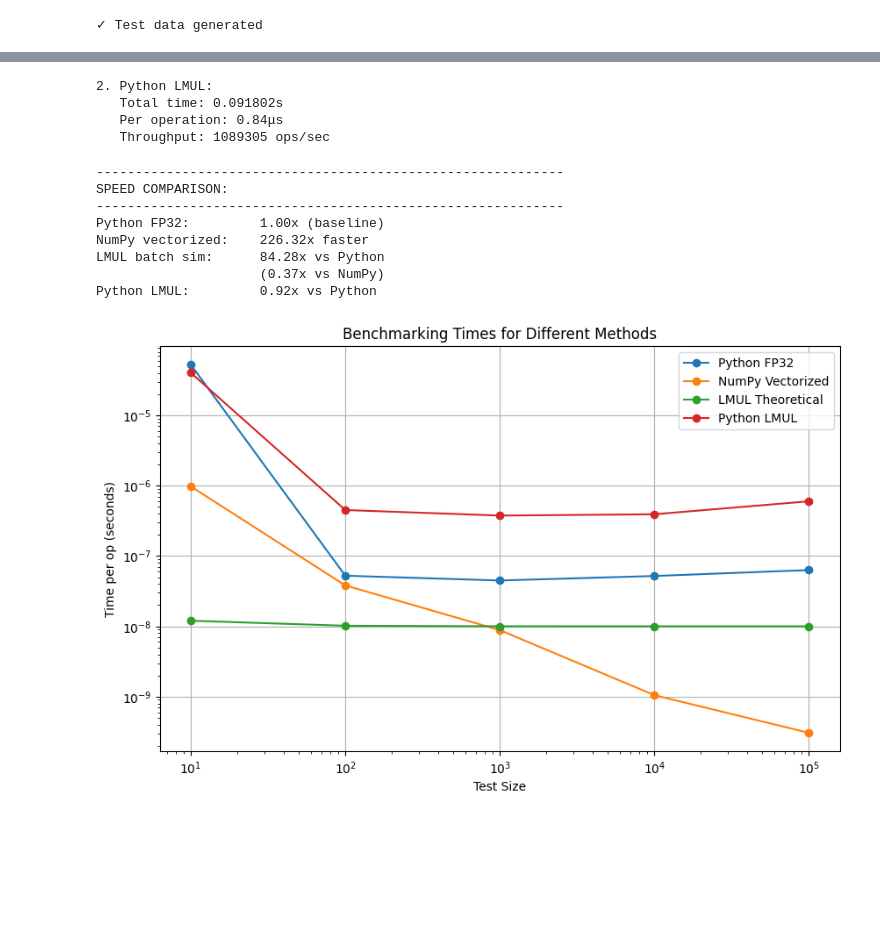
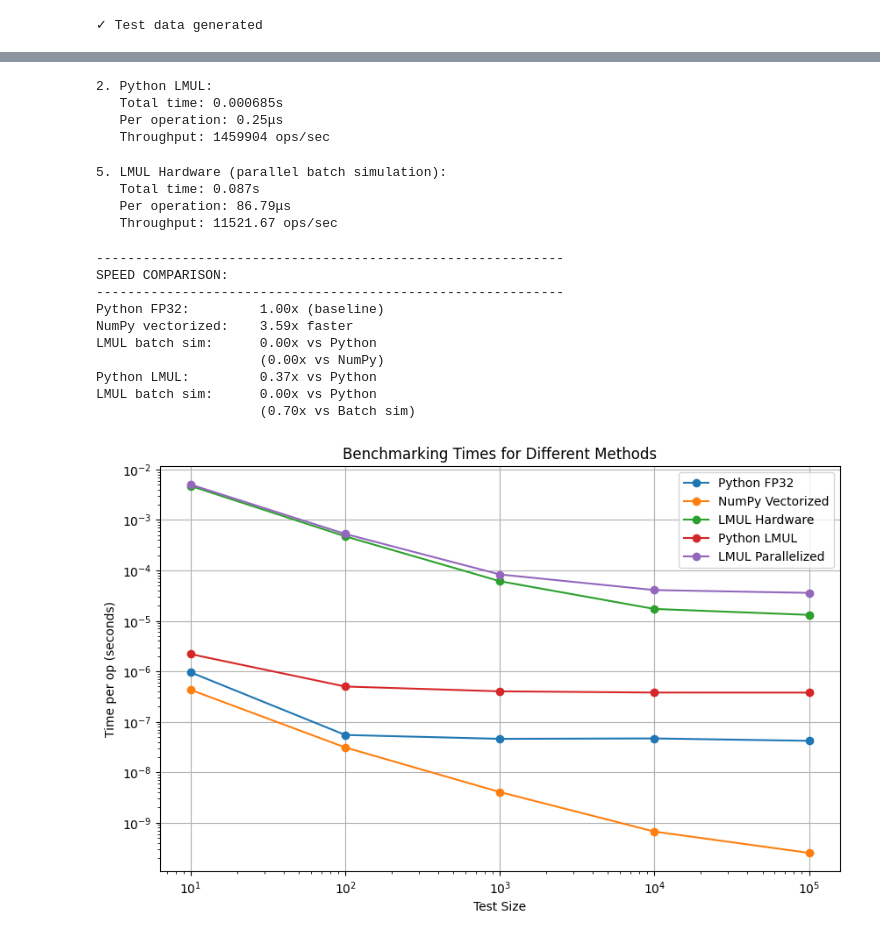
Before and after one commit to oowenn/LMUL-Hardware-Acceleration, a Jupyter notebook: sim/lmul_speed_tester.ipynb, the cells around one changed output, grey strips where cells are left out. Cells and saved outputs as stored; diff of their text form; code cells hidden in the pictures; blank space fills up the shorter version.

Commit message:
Parallel tb added to speed tester

```diff
--- a/sim/lmul_speed_tester.ipynb
+++ b/sim/lmul_speed_tester.ipynb
@@ -289,21 +504,15 @@ print("✓ Test data generated")
 # %%
 # Benchmark 1: LMUL Hardware (batch mode)
 print("1. LMUL Hardware (batch simulation):")
-SIMULATION_CLOCK_HZ = 100_000_000  # 100 MHz
 test_pairs = [(a_bf16, b_bf16) for a_bf16, b_bf16, _, _ in test_data]
 
-hw_results_bf16, hw_time, cycles_window, total_cycles = batch_tester.test_batch(test_pairs)
+hw_results_bf16, hw_time = batch_tester.test_batch(test_pairs, verbose=False)
+hw_per_op = hw_time / num_ops
 
-hw_cycles_per_op = cycles_window / N
-hw_latency_per_op = hw_cycles_per_op / SIMULATION_CLOCK_HZ  # seconds
-hw_total_latency = cycles_window / SIMULATION_CLOCK_HZ  # seconds
-hw_throughput = SIMULATION_CLOCK_HZ / hw_cycles_per_op  # ops/sec
+# hw_results = [bf16_to_float(r) for r in hw_results_bf16]
 
 print(f"   Total time: {hw_time:.3f}s")
-print(f"   Total cycles: {cycles_window}")
-print(f"   Cycles per op: {hw_cycles_per_op:.2f} cycles/op")
-print(f"   Theoretical latency: {hw_total_latency:.6f}s")
-print(f"   Theoretical latency per op: {hw_latency_per_op*1e6:.2f}μs")
-print(f"   Theoretical throughput: {hw_throughput:.0f} ops/sec")
+print(f"   Per operation: {hw_per_op*1e6:.2f}μs")
+print(f"   Throughput: {num_ops/hw_time:.2f} ops/sec")
 # %% [output]
 1. LMUL Hardware (batch simulation):
@@ -360,16 +566,31 @@ for a_float, b_float, _, _ in test_data:
     result = lmul(a_float, b_float)
     pylmul_results.append(result)
 pylmul_time = time.time() - start
-py_per_op = py_time / N
+py_per_op = py_time / num_ops
 
 print(f"   Total time: {pylmul_time:.6f}s")
 print(f"   Per operation: {py_per_op*1e6:.2f}μs")
-print(f"   Throughput: {N/pylmul_time:.0f} ops/sec")
+print(f"   Throughput: {num_ops/pylmul_time:.0f} ops/sec")
 # %% [output]
 2. Python LMUL:
-   Total time: 0.091802s
-   Per operation: 0.84μs
-   Throughput: 1089305 ops/sec
+   Total time: 0.000685s
+   Per operation: 0.25μs
+   Throughput: 1459904 ops/sec
+# %%
+# Benchmark 5: LMUL Hardware (batch mode with 4 DUTs)
+print("5. LMUL Hardware (parallel batch simulation):")
+
+hw_results_bf16_parallel, hw_time_parallel = batch_tester_parallel.test_batch(test_pairs, verbose=False)
+hw_per_op_parallel = hw_time_parallel / num_ops
+
+print(f"   Total time: {hw_time_parallel:.3f}s")
+print(f"   Per operation: {hw_per_op_parallel*1e6:.2f}μs")
+print(f"   Throughput: {num_ops/hw_time_parallel:.2f} ops/sec")
+# %% [output]
+5. LMUL Hardware (parallel batch simulation):
+   Total time: 0.087s
+   Per operation: 86.79μs
+   Throughput: 11521.67 ops/sec
 # %%
 # Summary
 print("\n" + "-" * 60)
@@ -377,24 +598,29 @@ print("SPEED COMPARISON:")
 print("-" * 60)
 print(f"Python FP32:         1.00x (baseline)")
 print(f"NumPy vectorized:    {py_time/np_time:.2f}x faster")
-print(f"LMUL batch sim:      {py_time/hw_total_latency:.2f}x vs Python")
-print(f"                     ({np_time/hw_total_latency:.2f}x vs NumPy)")
+print(f"LMUL batch sim:      {py_time/hw_time:.2f}x vs Python")
+print(f"                     ({np_time/hw_time:.2f}x vs NumPy)")
 print(f"Python LMUL:         {py_time/pylmul_time:.2f}x vs Python")
+print(f"LMUL batch sim:      {py_time/hw_time_parallel:.2f}x vs Python")
+print(f"                     ({hw_time/hw_time_parallel:.2f}x vs Batch sim)")
 # %% [output]
 ------------------------------------------------------------
 SPEED COMPARISON:
 ------------------------------------------------------------
 Python FP32:         1.00x (baseline)
-NumPy vectorized:    226.32x faster
-LMUL batch sim:      84.28x vs Python
-                     (0.37x vs NumPy)
-Python LMUL:         0.92x vs Python
+NumPy vectorized:    3.59x faster
+LMUL batch sim:      0.00x vs Python
+                     (0.00x vs NumPy)
+Python LMUL:         0.37x vs Python
+LMUL batch sim:      0.00x vs Python
+                     (0.70x vs Batch sim)
 # %%
 test_sizes = np.array([10 ** i for i in range(1, 6)])
 py_times = []
 np_times = []
 lmul_times = []
 pylmul_times = []
+lmul_times_parallel = []
 
 for size in test_sizes:
     # Generate random test data
@@ -420,8 +646,12 @@ for size in test_sizes:
 
     # Benchmark LMUL Hardware (batch mode)
     test_pairs = [(a_bf16, b_bf16) for a_bf16, b_bf16, _, _ in test_data]
-    _, _, _, total_cycles = batch_tester.test_batch(test_pairs)
-    lmul_times.append(total_cycles / SIMULATION_CLOCK_HZ)
+    hw_results_bf16, hw_time = batch_tester.test_batch(test_pairs, verbose=False)
+    lmul_times.append(hw_time)
+
+    # Benchmark LMUL Hardware (parallelized)
+    hw_results_bf16_parallel, hw_time_parallel = batch_tester_parallel.test_batch(test_pairs, verbose=False)
+    lmul_times_parallel.append(hw_time_parallel)
 
     # Benchmark Python LMUL
     start = time.time()
@@ -432,22 +662,24 @@ py_op_times = np.array(py_times) / test_sizes
 np_op_times = np.array(np_times) / test_sizes
 lmul_op_times = np.array(lmul_times) / test_sizes
 pylmul_op_times = np.array(pylmul_times) / test_sizes
+lmul_parallel_op_times = np.array(lmul_times_parallel) / test_sizes
 # %%
 plt.figure(figsize=(10, 6))
 
 plt.xscale('log')
 plt.yscale('log')
 
 plt.plot(test_sizes, py_op_times, label='Python FP32', marker='o')
 plt.plot(test_sizes, np_op_times, label='NumPy Vectorized', marker='o')
-plt.plot(test_sizes, lmul_op_times, label='LMUL Theoretical', marker='o')
+plt.plot(test_sizes, lmul_op_times, label='LMUL Hardware', marker='o')
 plt.plot(test_sizes, pylmul_op_times, label='Python LMUL', marker='o')
+plt.plot(test_sizes, lmul_parallel_op_times, label='LMUL Parallelized', marker='o')
 
 plt.xlabel('Test Size')
 plt.ylabel('Time per op (seconds)')
 plt.title('Benchmarking Times for Different Methods')
 plt.legend()
 plt.grid(True)
 plt.show()
 # %% [output]
-[figure, old version]
+[figure, new version]
```
Also changed, not shown: parts of 8 cells of this notebook, 1 other file.
